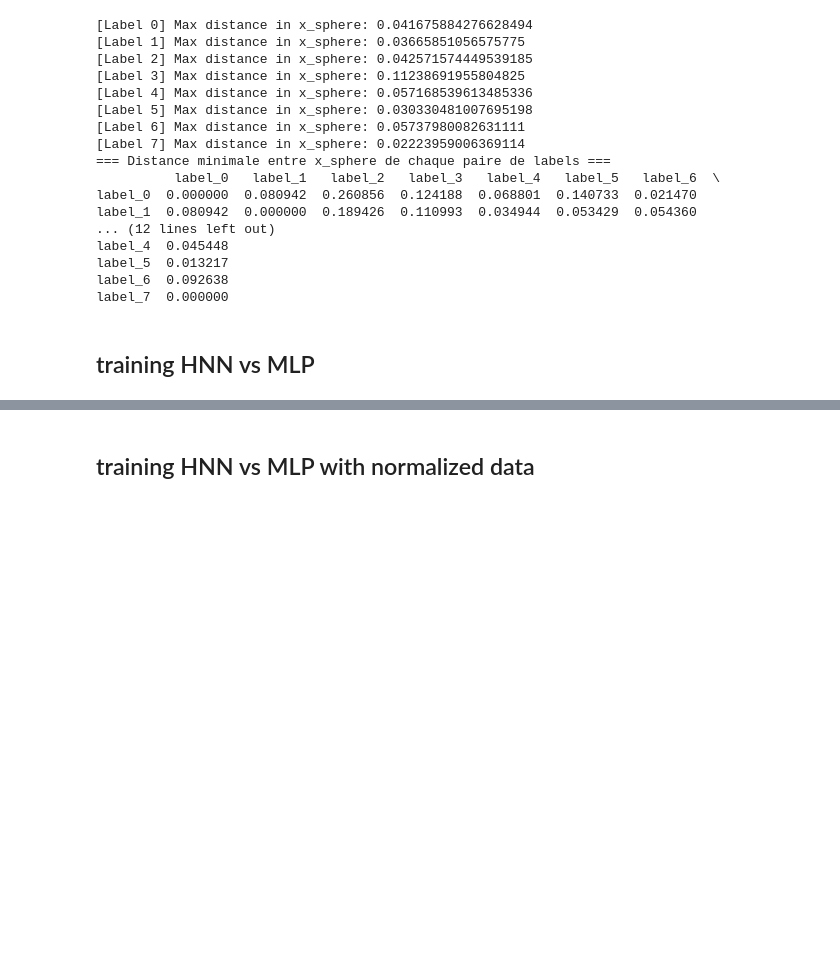
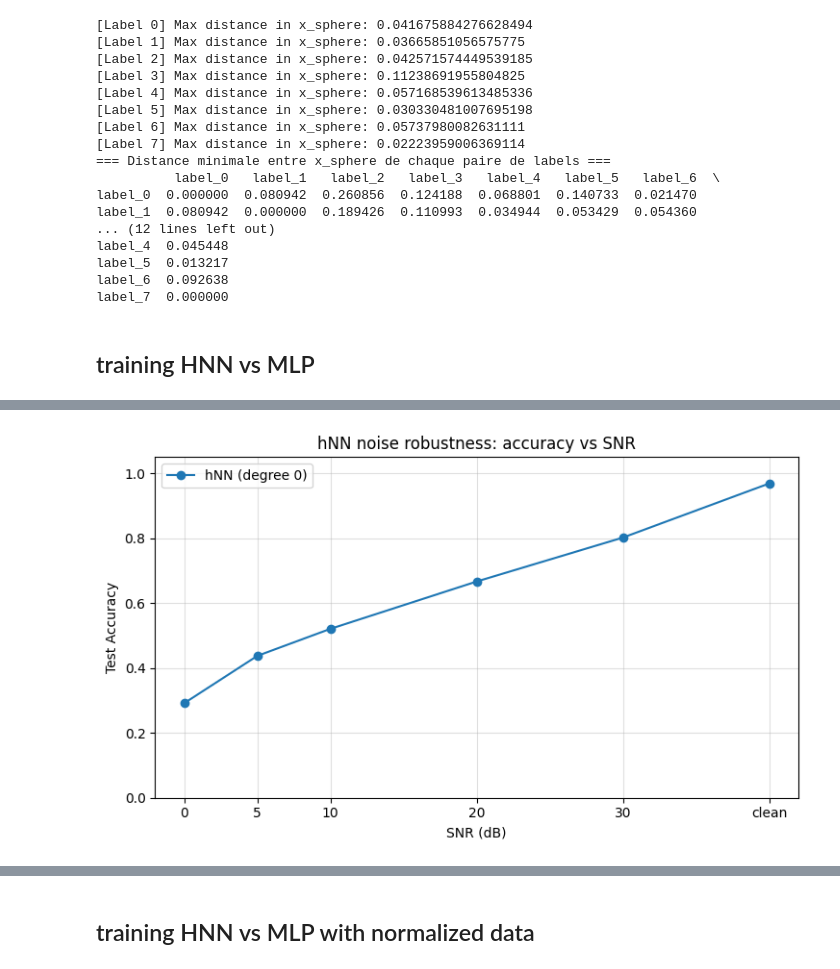
Before and after one commit to EtiNL/HNN, a Jupyter notebook: notebooks/Pattern_recognition.ipynb, the cells around one changed output, grey strips where cells are left out. Drawn from its saved outputs; the diff is of its cells as text; code cells hidden in the pictures; blank space fills up the shorter version.

Commit message:
cleanup

```diff
--- a/Pattern_recognition.ipynb
+++ b/notebooks/Pattern_recognition.ipynb
@@ -377,0 +574,87 @@ Training complete.
+# %%
+import numpy as np
+import torch
+import matplotlib.pyplot as plt
+
+def _pil_to_phi(img_pil):
+    # same polarity used earlier: foreground ~ 1, background ~ 0
+    arr = (255.0 - np.array(img_pil)) / 255.0  # (H, W) in [0,1]
+    return arr.astype(np.float32)
+
+@torch.no_grad()
+def evaluate_hnn_accuracy_vs_snr(
+    model_hnn,
+    df,
+    compute_basis_vector,
+    device,
+    snr_db_grid=(np.inf, 30, 20, 10, 5, 0),
+    per_image_signal_power=True,
+    feature_dim=8,
+):
+    """
+    Returns: snr_db_grid (list), acc (list in [0,1])
+    """
+    model_hnn.eval()
+
+    # ---- test split: all zoomed scales (scale != 1.0) ----
+    mask_test = ~np.isclose(df["scale"].to_numpy(), 1.0)
+    images = [df.loc[i, "image"] for i in np.where(mask_test)[0]]
+    labels = df.loc[mask_test, "label"].to_numpy().astype(np.int64)
+
+    # Precompute signal powers (mean of squares) if per-image
+    phis = [_pil_to_phi(im) for im in images]
+    if per_image_signal_power:
+        P_sig = np.array([np.mean(phi**2) for phi in phis], dtype=np.float32)
+    else:
+        P_sig = np.full(len(phis), np.mean([np.mean(phi**2) for phi in phis]), dtype=np.float32)
+
+    accs = []
+    for snr_db in snr_db_grid:
+        feats = np.zeros((len(phis), feature_dim), dtype=np.float32)
+
+        for i, phi in enumerate(phis):
+            if np.isinf(snr_db):
+                noisy = phi  # clean
+            else:
+                sigma = np.sqrt(P_sig[i] * 10.0 ** (-snr_db / 10.0))
+                noisy = np.clip(phi + np.random.normal(0.0, sigma, size=phi.shape), 0.0, 1.0).astype(np.float32)
+
+            feats[i, :] = compute_basis_vector(noisy)
+
+        X = torch.tensor(feats, dtype=torch.float32, device=device)
+        y = torch.tensor(labels, dtype=torch.long, device=device)
+        logits = model_hnn(X)
+        preds = logits.argmax(dim=1)
+        acc = (preds == y).float().mean().item()
+        accs.append(acc)
+
+    return list(snr_db_grid), accs
+
+# ---- run + plot ----
+snr_db_grid, accs_hnn = evaluate_hnn_accuracy_vs_snr(
+    model_hnn=model_hnn,
+    df=df,
+    compute_basis_vector=compute_basis_vector,
+    device=device,
+    snr_db_grid=(np.inf, 30, 20, 10, 5, 0),  # edit as desired
+)
+
+# Nice x-axis with "clean" for ∞
+finite = [s for s in snr_db_grid if np.isfinite(s)]
+x_plot = [(max(finite) + 10) if not np.isfinite(s) else s for s in snr_db_grid]
+xticks = x_plot
+xticklabels = ["clean" if not np.isfinite(s) else f"{int(s)}" for s in snr_db_grid]
+
+plt.figure(figsize=(7.5, 4.5))
+plt.plot(x_plot, accs_hnn, marker="o", label="hNN (degree 0)")
+plt.xticks(xticks, xticklabels)
+plt.xlabel("SNR (dB)")
+plt.ylabel("Test Accuracy")
+plt.title("hNN noise robustness: accuracy vs SNR")
+plt.ylim(0, 1.05)
+plt.grid(True, alpha=0.4)
+plt.legend()
+plt.tight_layout()
+plt.show()
+# %% [output]
+[figure, added]
```
Also changed, not shown: parts of 9 cells of this notebook, 9 other files.
